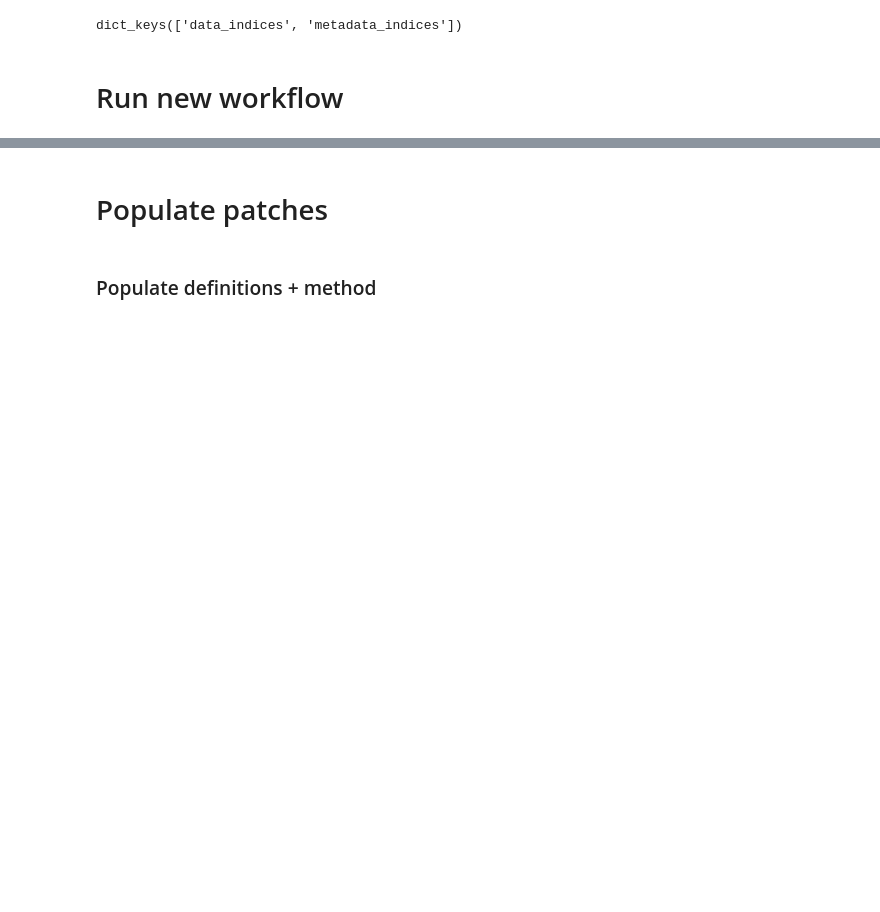
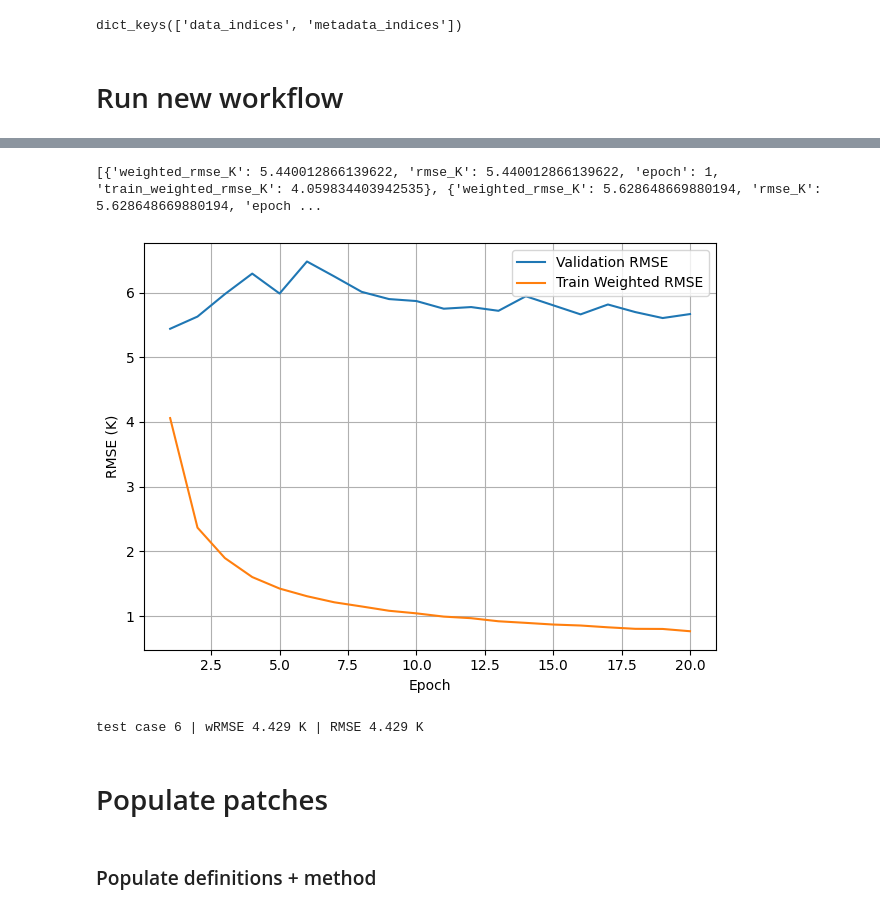
Before and after one commit to thomaslu678/Praxis-Lab-25-26, a Jupyter notebook: clean/16_VIT_No_Test.ipynb, the cells around one changed output, grey strips where cells are left out. Drawn from its saved outputs; the diff is of its cells as text; code cells hidden in the pictures; blank space fills up the shorter version.

Commit message:
Model trains but likely overfit

```diff
--- a/clean/16_VIT_No_Test.ipynb
+++ b/clean/16_VIT_No_Test.ipynb
@@ -860,3 +918,3 @@ def fit(model, train_loader, val_loader, stats, cfg: WorkflowConfig,
 # %%
-cfg = WorkflowConfig(validation_case_id=6, window=50,
-                     samples_per_patch=10, batch_size=8)
+cfg = WorkflowConfig(test_case_id=6, validation_fraction=0.2,
+                     window=50, samples_per_patch=10, batch_size=64)
@@ -862,0 +924,2 @@ cfg = WorkflowConfig(validation_case_id=6, window=50,
+# %%
+train_loader, val_loader, test_loader, info = make_dataloaders(data_dict, cfg)
@@ -863,12 +946,6 @@ cfg = WorkflowConfig(validation_case_id=6, window=50,
 # %%
-"""Convenience entry point; returns trained model, history, and split metadata."""
-seed_everything(cfg.seed)
-print("Seeded")
-train_loader, val_loader, info = make_dataloaders(data_dict, cfg)
-print("Data loaders done")
 first_case = next(iter(train_loader.dataset.cases.values()))
 h, w = first_case.patches.shape[1:]
 model = TimeSeriesViTRegressor(cube_channels=len(BAND_COLUMNS),
                                 emb_dim=len(METADATA_COLUMNS), grid_h=h, grid_w=w,
                                 seq_len=cfg.window)
-print("Model created, starting fit")
@@ -900,3 +972,31 @@ KeyboardInterrupt:
+# %%
+print(history)
+# %% [output]
+[{'weighted_rmse_K': 5.440012866139622, 'rmse_K': 5.440012866139622, 'epoch': 1, 'train_weighted_rmse_K': 4.059834403942535}, {'weighted_rmse_K': 5.628648669880194, 'rmse_K': 5.628648669880194, 'epoch ...
+# %%
+epochs = [h["epoch"] for h in history]
+
+plt.plot(epochs, [h["rmse_K"] for h in history], label="Validation RMSE")
+# plt.plot(epochs, [h["weighted_rmse_K"] for h in history], label="Weighted RMSE")
+plt.plot(epochs, [h["train_weighted_rmse_K"] for h in history], label="Train Weighted RMSE")
+
+plt.xlabel("Epoch")
+plt.ylabel("RMSE (K)")
+plt.legend()
+plt.grid(True)
+plt.tight_layout()
+plt.show()
+# %% [output]
+[figure, added]
+# %%
+test_results = predict_loader(model, test_loader, info["stats"])
+print(
+    f"test case {cfg.test_case_id!r} | "
+    f"wRMSE {test_results['metrics']['weighted_rmse_K']:.3f} K | "
+    f"RMSE {test_results['metrics']['rmse_K']:.3f} K"
+)
+# %% [output]
+test case 6 | wRMSE 4.429 K | RMSE 4.429 K
 # %% [markdown]
 # Populate patches
 # %% [markdown]
```
Also changed, not shown: parts of 6 cells of this notebook.
